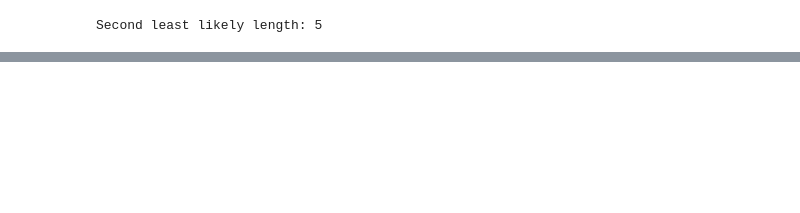
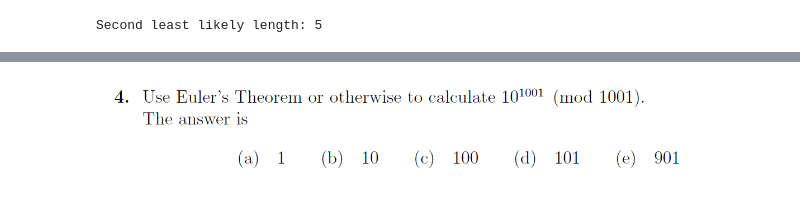
Before and after one commit to ted314-cyber/MATH3411, a Jupyter notebook: 2018TEST3exam/2018Test3.ipynb, the cells around one changed output, grey strips where cells are left out. Cells and saved outputs as stored; diff of their text form; code cells hidden in the pictures; blank space fills up the shorter version.

```diff
--- a/2018TEST3exam/2018Test3.ipynb
+++ b/2018TEST3exam/2018Test3.ipynb
@@ -181,0 +245,6 @@ Option (e): H(1/5) + H(3/8) = 1.676362
+# %%
+from IPython.display import Image
+
+Image(filename='/home/cbjs/math3411/2018T3exam/2018q4.png')
+# %% [output]
+[figure, added]
```
Also changed, not shown: parts of 16 cells of this notebook, 15 other files.
